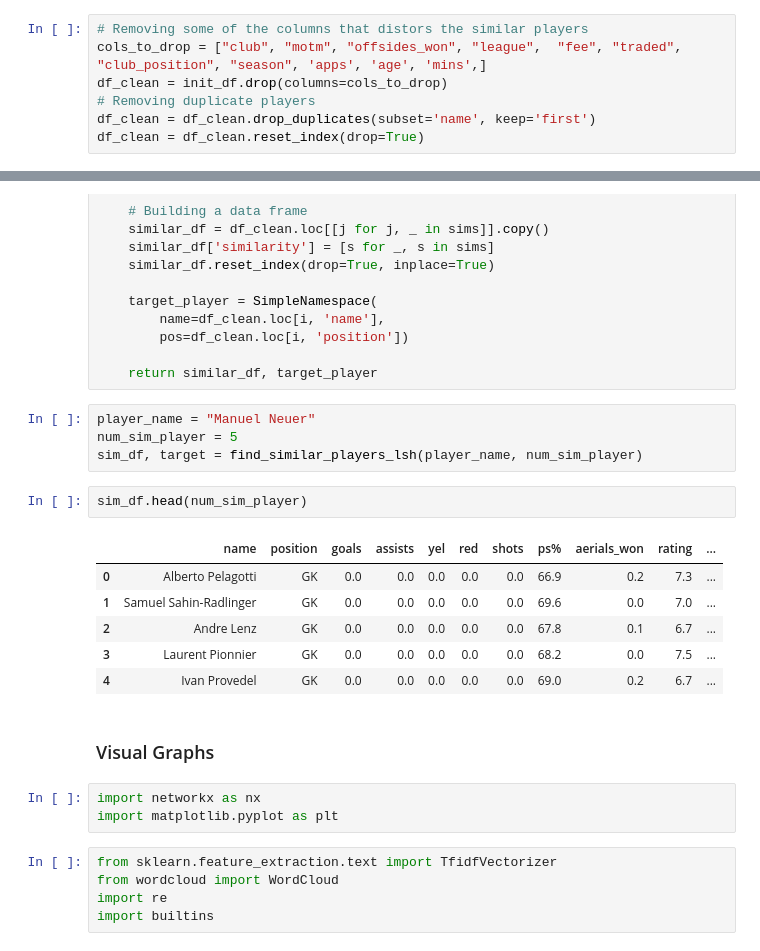
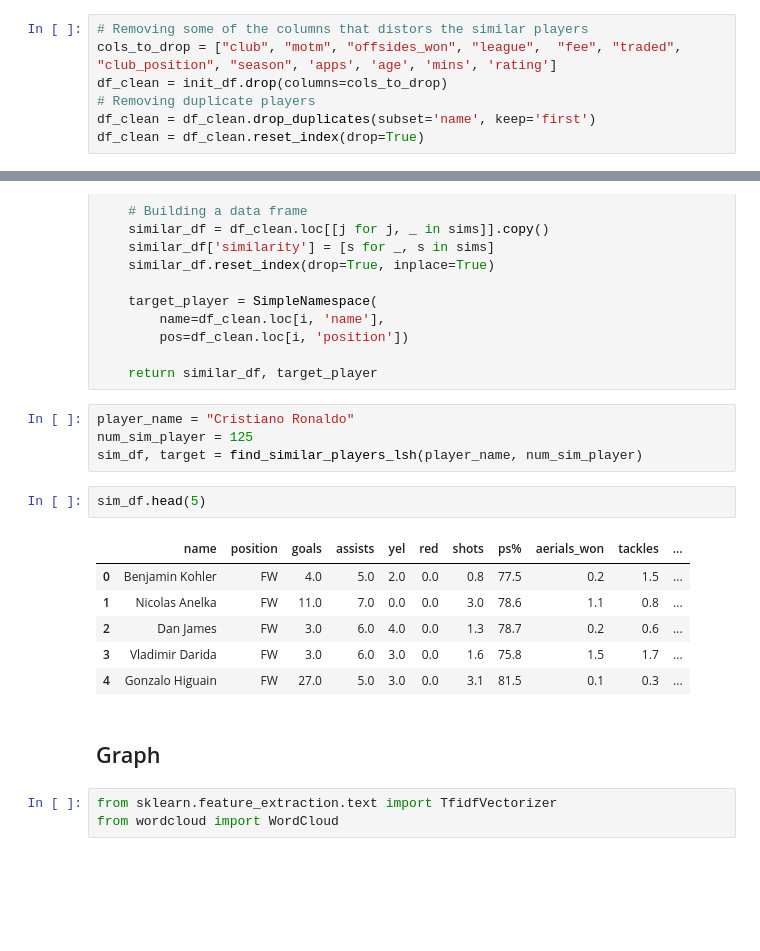
Before and after one commit to Computational-Tools-in-DS-G42/footballer-profiler-AI, a Jupyter notebook: player_recommendation.ipynb, the cells around one changed output, grey strips where cells are left out. Saved outputs shown, nothing was run; the diff lists cells and outputs as text; blank space fills up the shorter version.

Commit message:
code clean & remove graph

```diff
--- a/player_recommendation.ipynb
+++ b/player_recommendation.ipynb
@@ -29,7 +29,7 @@ init_df = pd.read_csv(url, encoding="latin1", sep=",")
 ### Data Process
 # %%
 # Removing some of the columns that distors the similar players
-cols_to_drop = ["club", "motm", "offsides_won", "league",  "fee", "traded", "club_position", "season", 'apps', 'age', 'mins',]
+cols_to_drop = ["club", "motm", "offsides_won", "league",  "fee", "traded", "club_position", "season", 'apps', 'age', 'mins', 'rating']
 df_clean = init_df.drop(columns=cols_to_drop)
 # Removing duplicate players
 df_clean = df_clean.drop_duplicates(subset='name', keep='first')
@@ -92,25 +92,20 @@ def find_similar_players_lsh(player_name, k=5):
 
     return similar_df, target_player
 # %%
-player_name = "Manuel Neuer"
-num_sim_player = 5
+player_name = "Cristiano Ronaldo"
+num_sim_player = 125
 sim_df, target = find_similar_players_lsh(player_name, num_sim_player)
 # %%
-sim_df.head(num_sim_player)
+sim_df.head(5)
 # %% [output]
-|  | name | position | goals | assists | yel | red | shots | ps% | aerials_won | rating | ... |
-| 0 | Alberto Pelagotti | GK | 0.0 | 0.0 | 0.0 | 0.0 | 0.0 | 66.9 | 0.2 | 7.3 | ... |
-| 1 | Samuel Sahin-Radlinger | GK | 0.0 | 0.0 | 0.0 | 0.0 | 0.0 | 69.6 | 0.0 | 7.0 | ... |
-| 2 | Andre Lenz | GK | 0.0 | 0.0 | 0.0 | 0.0 | 0.0 | 67.8 | 0.1 | 6.7 | ... |
-| 3 | Laurent Pionnier | GK | 0.0 | 0.0 | 0.0 | 0.0 | 0.0 | 68.2 | 0.0 | 7.5 | ... |
-| 4 | Ivan Provedel | GK | 0.0 | 0.0 | 0.0 | 0.0 | 0.0 | 69.0 | 0.2 | 6.7 | ... |
+|  | name | position | goals | assists | yel | red | shots | ps% | aerials_won | tackles | ... |
+| 0 | Benjamin Kohler | FW | 4.0 | 5.0 | 2.0 | 0.0 | 0.8 | 77.5 | 0.2 | 1.5 | ... |
+| 1 | Nicolas Anelka | FW | 11.0 | 7.0 | 0.0 | 0.0 | 3.0 | 78.6 | 1.1 | 0.8 | ... |
+| 2 | Dan James | FW | 3.0 | 6.0 | 4.0 | 0.0 | 1.3 | 78.7 | 0.2 | 0.6 | ... |
+| 3 | Vladimir Darida | FW | 3.0 | 6.0 | 3.0 | 0.0 | 1.6 | 75.8 | 1.5 | 1.7 | ... |
+| 4 | Gonzalo Higuain | FW | 27.0 | 5.0 | 3.0 | 0.0 | 3.1 | 81.5 | 0.1 | 0.3 | ... |
-# %% [markdown]
-### Visual Graphs
-# %%
-import networkx as nx
-import matplotlib.pyplot as plt
+# %% [markdown]
+## Graph
 # %%
 from sklearn.feature_extraction.text import TfidfVectorizer
 from wordcloud import WordCloud
-import re
-import builtins
```
Also changed, not shown: parts of 15 cells of this notebook.
